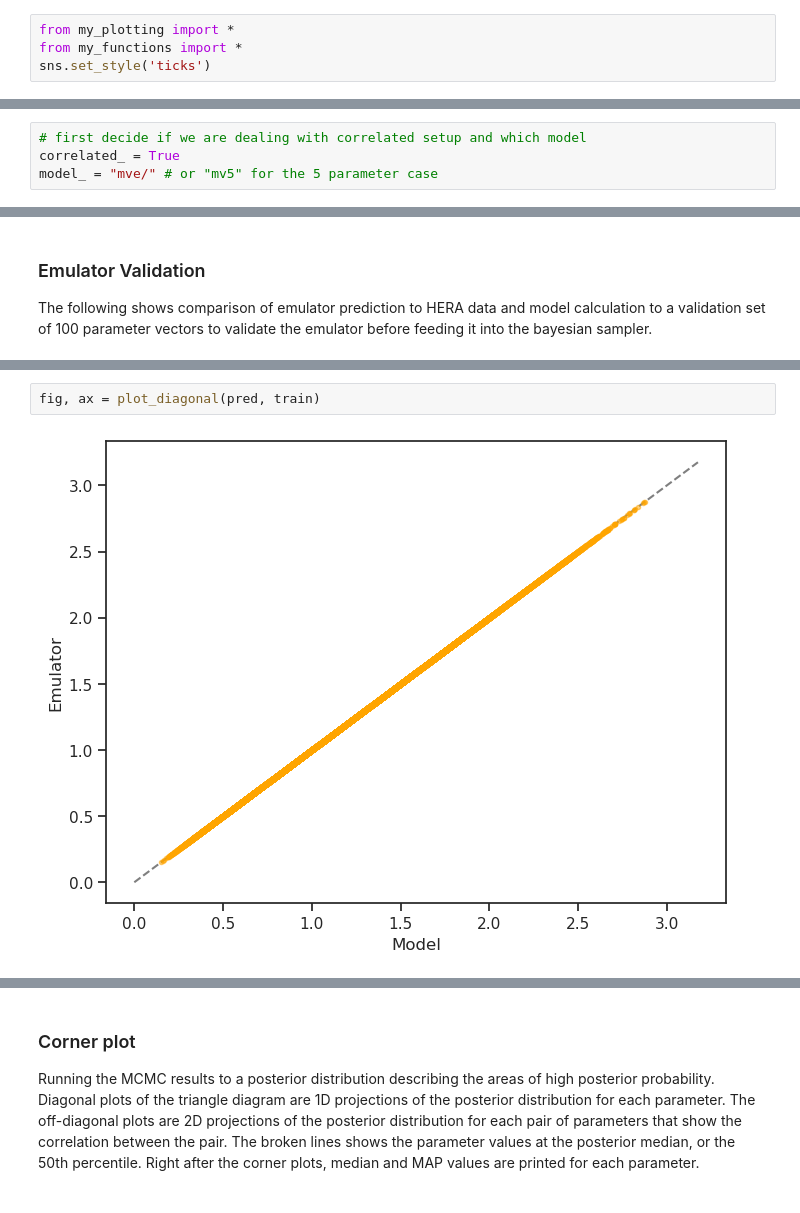
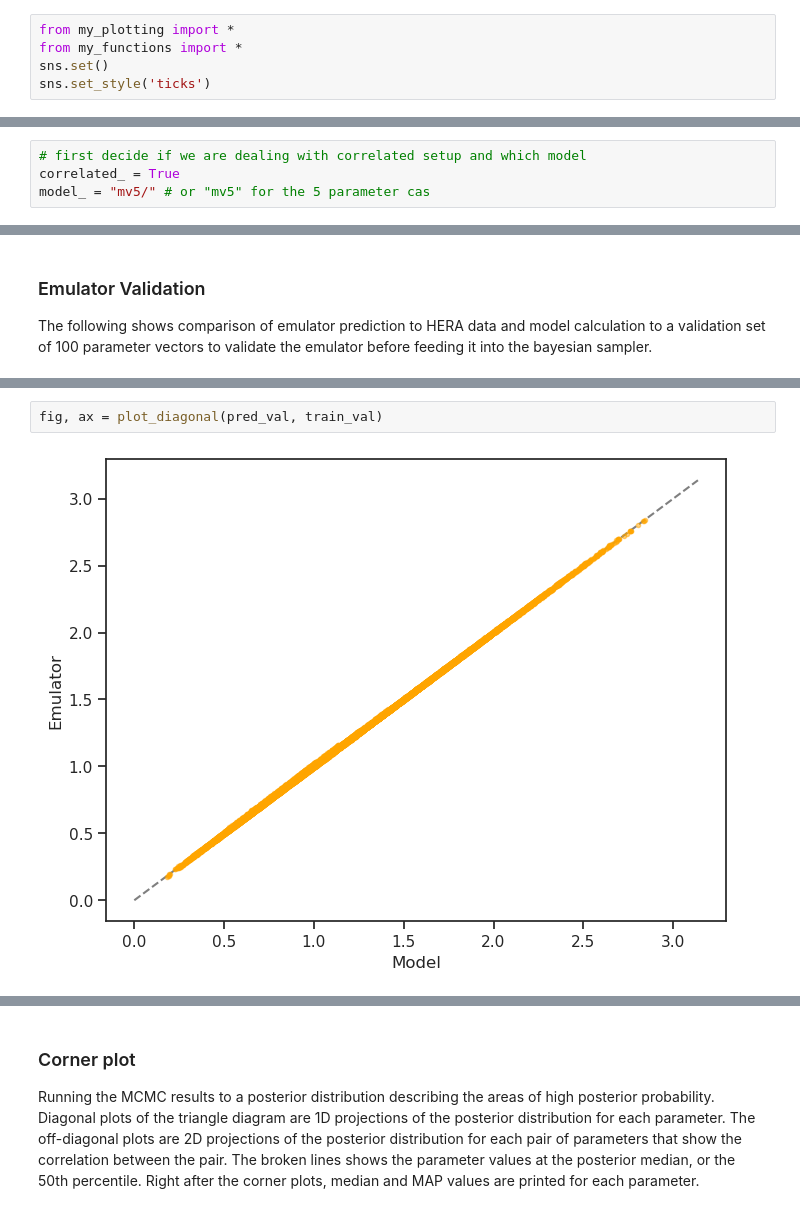
Before and after one commit to camcasuga/BayesianBK_results, a Jupyter notebook: analysis.ipynb, the cells around one changed output, grey strips where cells are left out. Drawn from its saved outputs; the diff is of its cells as text.

```diff
--- a/analysis.ipynb
+++ b/analysis.ipynb
@@ -4,6 +4,7 @@ This Jupyter notebook contains important plots present in the paper with relevan
 # %%
 from my_plotting import *
 from my_functions import *
+sns.set()
 sns.set_style('ticks')
 # %% [markdown]
 #### important files
@@ -17,7 +18,7 @@ sns.set_style('ticks')
 # %%
 # first decide if we are dealing with correlated setup and which model
 correlated_ = True
-model_ = "mve/" # or "mv5" for the 5 parameter case
+model_ = "mv5/" # or "mv5" for the 5 parameter cas
 # %%
 correlated_str = "corr/" if correlated_ else "uncorr/"
 param_names = ["$Q_{s0}^{2}$ (GeV²)",
@@ -110,5 +111,5 @@ fig, ax = plot_validation_perkp(0, pred, sd, train, exp, n_params, theta, param_
 # %%
-fig, ax = plot_diagonal(pred, train)
+fig, ax = plot_diagonal(pred_val, train_val)
 # %% [output]
-[figure, old version]
+[figure, new version]
 # %%
```
Also changed, not shown: parts of 17 cells of this notebook, 4 other files.
